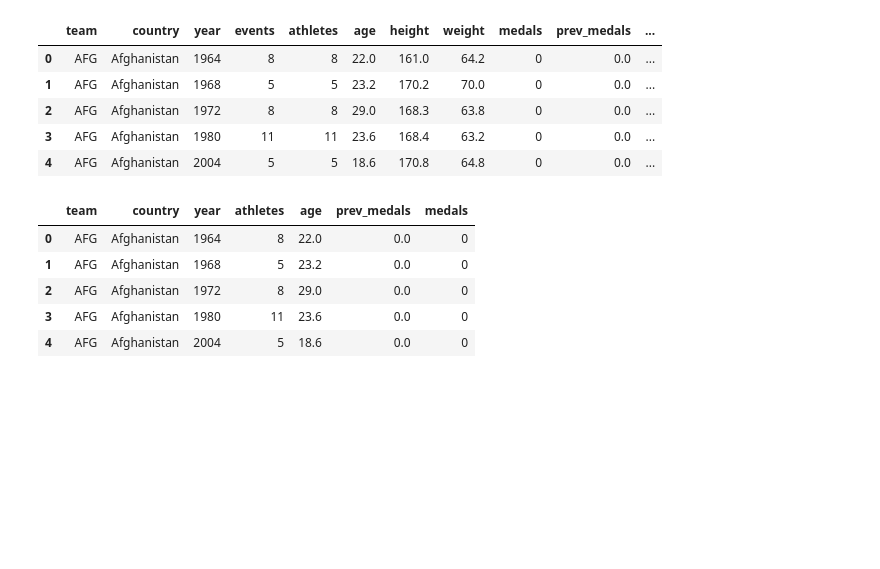
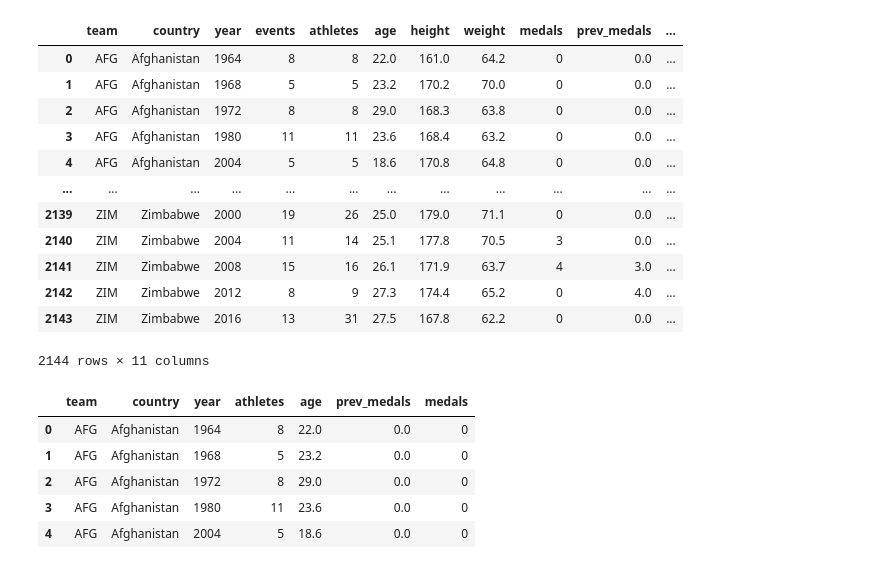
Before and after one commit to Nish613/OlympicMedals_MLPrediction, a Jupyter notebook: OlympicMedals_MLPrediction.ipynb, the cells around one changed output. Saved outputs shown, nothing was run; the diff lists cells and outputs as text; code cells hidden in the pictures; blank space fills up the shorter version.

```diff
--- a/OlympicMedals_MLPrediction.ipynb
+++ b/OlympicMedals_MLPrediction.ipynb
@@ -7,13 +9,20 @@ import seaborn as sns
 # %%
 teams = pd.read_csv("teams.csv")
-teams.head()
+teams
 # %% [output]
 |  | team | country | year | events | athletes | age | height | weight | medals | prev_medals | ... |
 | 0 | AFG | Afghanistan | 1964 | 8 | 8 | 22.0 | 161.0 | 64.2 | 0 | 0.0 | ... |
 | 1 | AFG | Afghanistan | 1968 | 5 | 5 | 23.2 | 170.2 | 70.0 | 0 | 0.0 | ... |
 | 2 | AFG | Afghanistan | 1972 | 8 | 8 | 29.0 | 168.3 | 63.8 | 0 | 0.0 | ... |
 | 3 | AFG | Afghanistan | 1980 | 11 | 11 | 23.6 | 168.4 | 63.2 | 0 | 0.0 | ... |
 | 4 | AFG | Afghanistan | 2004 | 5 | 5 | 18.6 | 170.8 | 64.8 | 0 | 0.0 | ... |
+| ... | ... | ... | ... | ... | ... | ... | ... | ... | ... | ... | ... |
+| 2139 | ZIM | Zimbabwe | 2000 | 19 | 26 | 25.0 | 179.0 | 71.1 | 0 | 0.0 | ... |
+| 2140 | ZIM | Zimbabwe | 2004 | 11 | 14 | 25.1 | 177.8 | 70.5 | 3 | 0.0 | ... |
+| 2141 | ZIM | Zimbabwe | 2008 | 15 | 16 | 26.1 | 171.9 | 63.7 | 4 | 3.0 | ... |
+| 2142 | ZIM | Zimbabwe | 2012 | 8 | 9 | 27.3 | 174.4 | 65.2 | 0 | 4.0 | ... |
+| 2143 | ZIM | Zimbabwe | 2016 | 13 | 31 | 27.5 | 167.8 | 62.2 | 0 | 0.0 | ... |
+2144 rows × 11 columns
 # %%
 teams = teams[["team","country","year","athletes","age","prev_medals","medals"]]
 teams.head()
```
Also changed, not shown: parts of 14 cells of this notebook.
